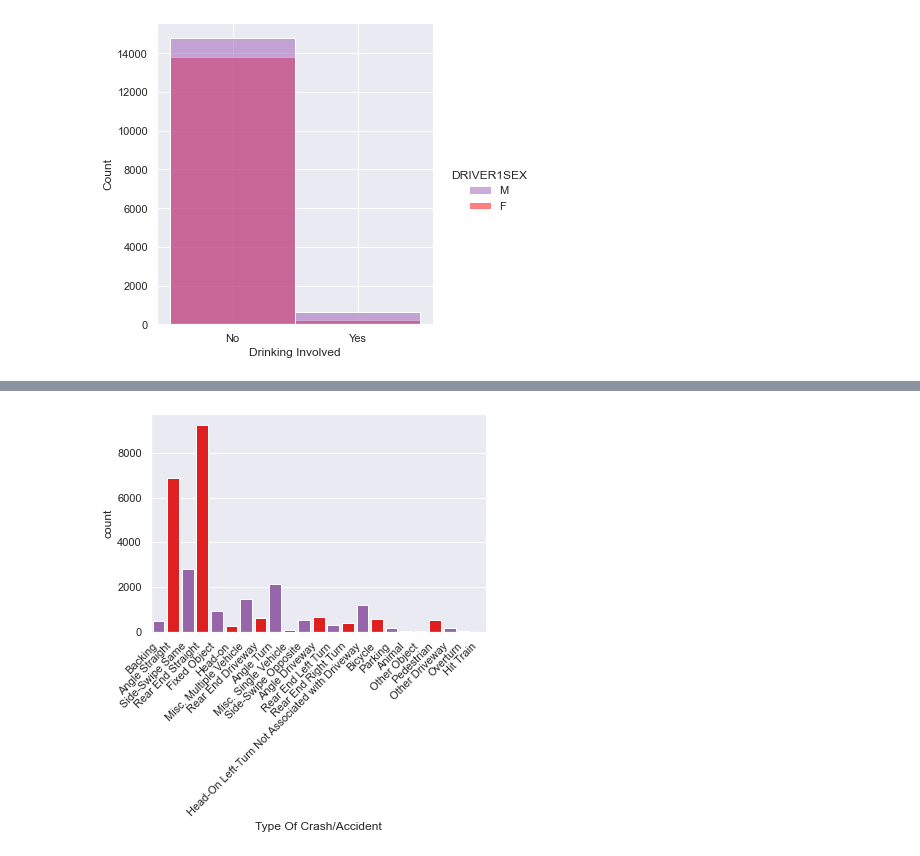
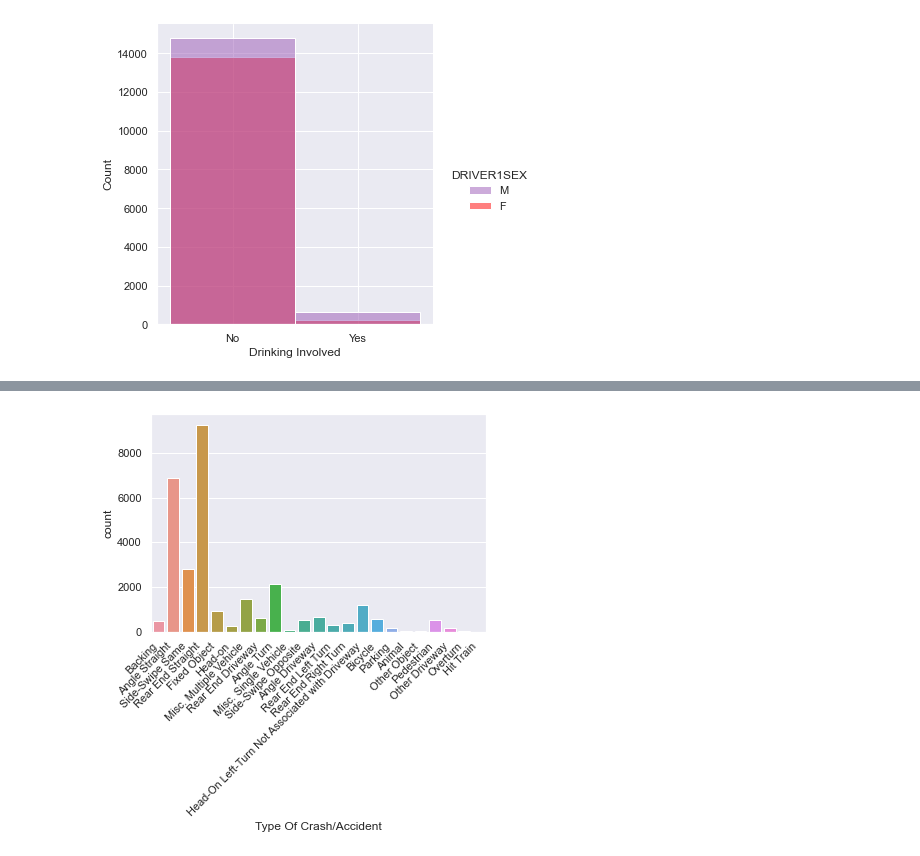
Before and after one commit to Ambush3/GR_Crash_Data, a Jupyter notebook: Crash.ipynb, the cells around one changed output, grey strips where cells are left out. Cells and saved outputs as stored; diff of their text form; code cells hidden in the pictures.

```diff
--- a/Crash.ipynb
+++ b/Crash.ipynb
@@ -451,12 +451,12 @@ plt.show()
 # %%
-ax = sns.countplot(data_clean['CRASHTYPE'],palette=['#9b59b6', '#ff0000'])
+ax = sns.countplot(data_clean['CRASHTYPE'])
 ax.set_xticklabels(ax.get_xticklabels(), rotation=45,
                    horizontalalignment='right'
                    )
 plt.xlabel('Type Of Crash/Accident')
 plt.show()
 # %% [output]
-[figure, old version]
+[figure, new version]
 # %%
 df2 = data_clean.groupby ('CRASHDATE', as_index=False, sort=True).sum()
 df2 = df2.sort_values('CRASHDATE', ascending=False)
```
Also changed, not shown: parts of 6 cells of this notebook, 1 other file.
